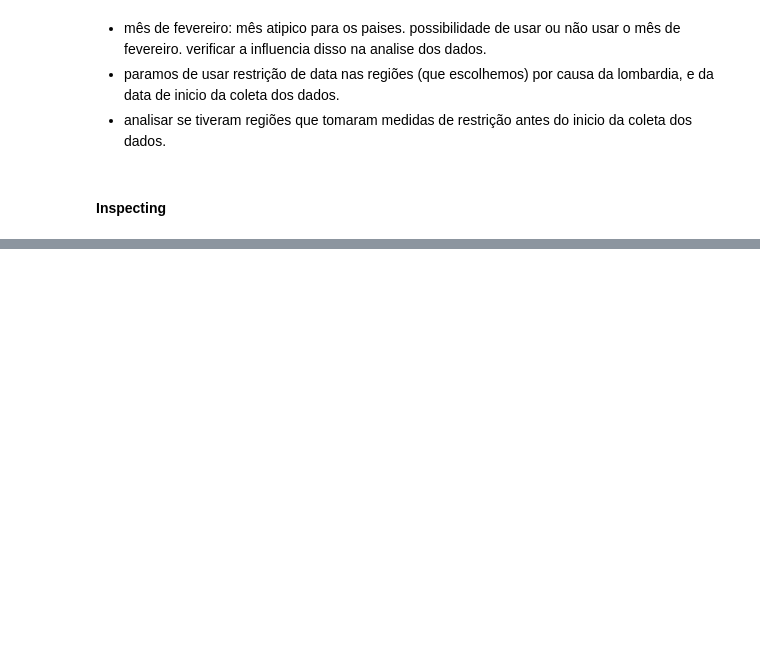
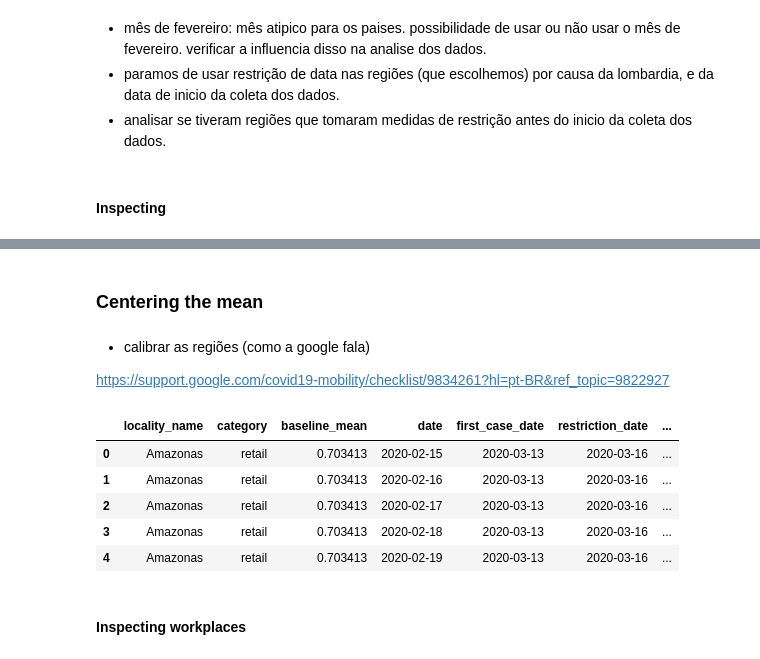
Before and after one commit to gabicavalcante/mcdm-covid19, a Jupyter notebook: _notebooks/MO-Covid19-Region.ipynb, the cells around one changed output, grey strips where cells are left out. Drawn from its saved outputs; the diff is of its cells as text; code cells hidden in the pictures; blank space fills up the shorter version.

```diff
--- a/_notebooks/MO-Covid19-Region.ipynb
+++ b/_notebooks/MO-Covid19-Region.ipynb
@@ -208,3 +208,26 @@ fig = px.line(data_period.sort_values('n_days_since_restriction'),
 fig.show()
 # %% [output]
 [interactive output not drawn]
+# %% [markdown]
+### Centering the mean
+# %% [markdown]
+- calibrar as regiões (como a google fala)
+
+https://support.google.com/covid19-mobility/checklist/9834261?hl=pt-BR&ref_topic=9822927
+# %%
+#hide_input
+data_period_small = data_period.query("date <= '2020-07-24'").copy()
+# data_period_small.head()
+# %%
+#hide_input
+long_centered_mean = centering_mean(data_period_small)
+long_centered_mean.head()
+# %% [output]
+|  | locality_name | category | baseline_mean | date | first_case_date | restriction_date | ... |
+| 0 | Amazonas | retail | 0.703413 | 2020-02-15 | 2020-03-13 | 2020-03-16 | ... |
+| 1 | Amazonas | retail | 0.703413 | 2020-02-16 | 2020-03-13 | 2020-03-16 | ... |
+| 2 | Amazonas | retail | 0.703413 | 2020-02-17 | 2020-03-13 | 2020-03-16 | ... |
+| 3 | Amazonas | retail | 0.703413 | 2020-02-18 | 2020-03-13 | 2020-03-16 | ... |
+| 4 | Amazonas | retail | 0.703413 | 2020-02-19 | 2020-03-13 | 2020-03-16 | ... |
+# %% [markdown]
+#### Inspecting workplaces
```
Also changed, not shown: parts of 11 cells of this notebook.
